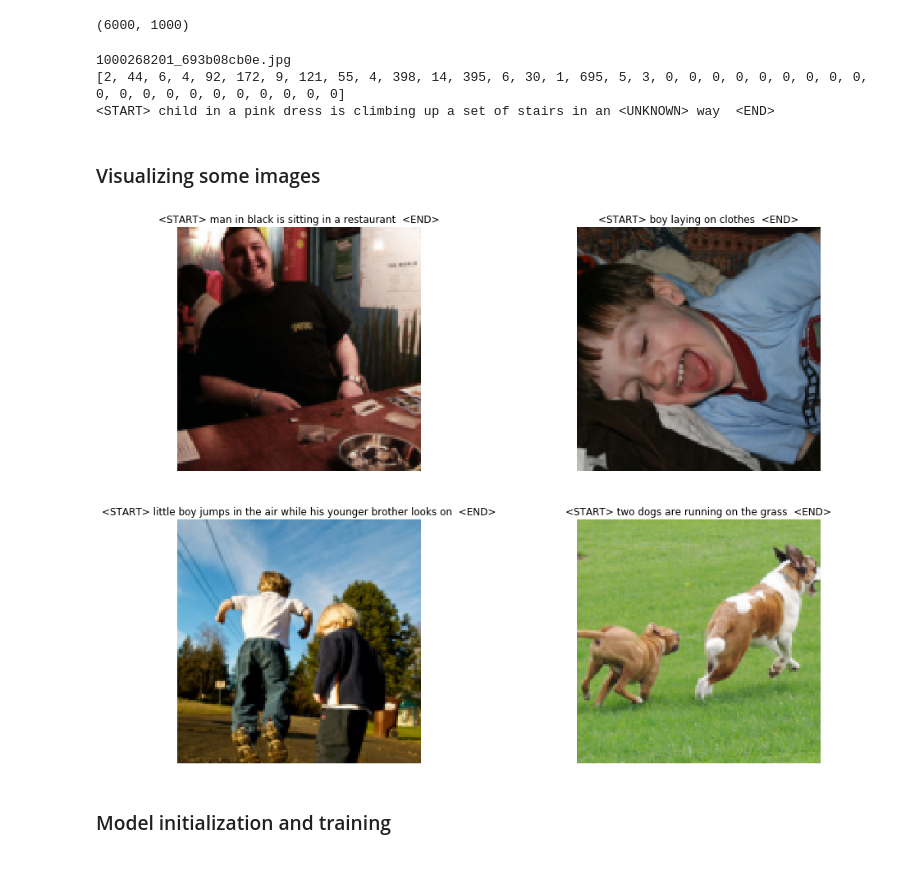
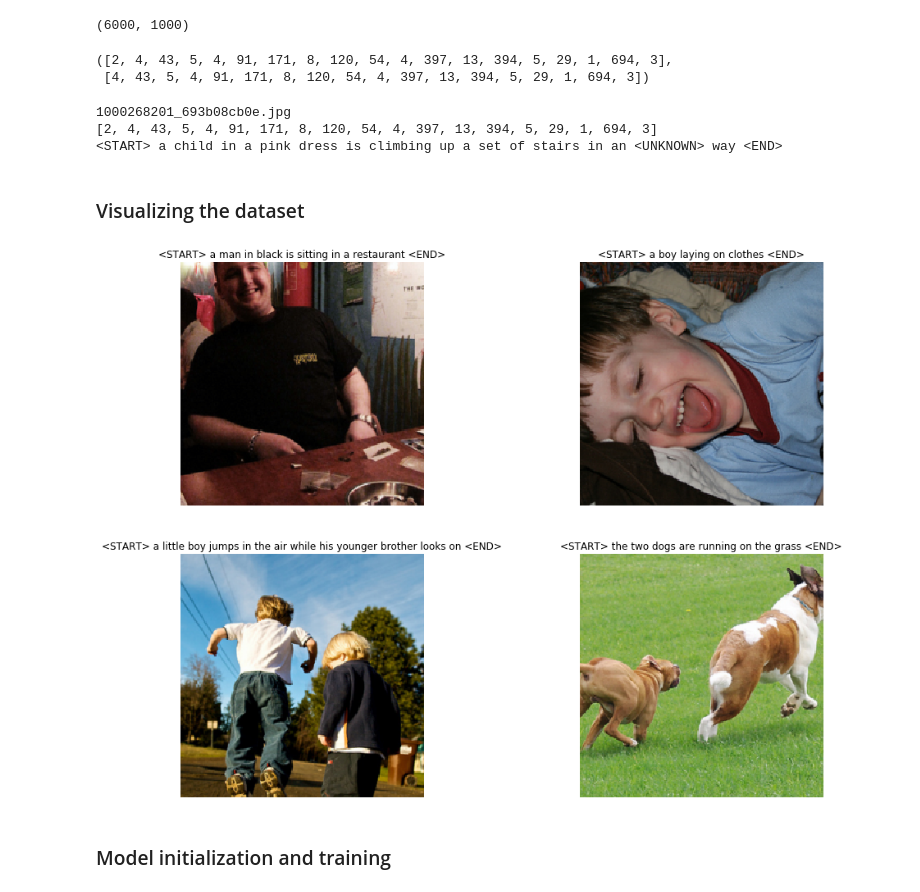
Before and after one commit to tobiasvanderwerff/image-captioning, a Jupyter notebook: image-captioning.ipynb, the cells around one changed output. Cells and saved outputs as stored; diff of their text form; code cells hidden in the pictures.

```diff
--- a/image-captioning.ipynb
+++ b/image-captioning.ipynb
@@ -90,19 +93,22 @@ class FlickrDataset(Dataset):
     start_token = '<START>'
     end_token = '<END>'
 
-    def __init__(self, img_dir, img_captions_enc, known_words, ann_file, img_ids, trnsf=None):
+    def __init__(self, img_dir, img_captions_enc, known_words, ann_file, img_ids, split, trnsf=None):
         self.img_dir = Path(img_dir)
         self.known_words = known_words
         self.ann_file = Path(ann_file)
         self.trnsf = trnsf
+        self.split = split
         self.annotations = {}
         self.targets = {}
+
+        assert self.split in ['train', 'eval', 'test']
 
         #img_captions_enc, self.known_words, _ = preprocess_tokens(ann_file)
 
         end_idx = list(self.known_words.keys()).index(self.end_token)
         # the targets are the captions shifted one place to the right.
-        target_lst = [[c[i] for i in range(1, len(c)) if c[i] != self.ns_token]
+        target_lst = [[c[i] for i in range(1, len(c)) if c[i-1] != self.ns_token]
                       for c in list(zip(*img_captions_enc))[1]]
 
         # iterate through the annotation file and create (image, caption) pairs
@@ -121,12 +127,11 @@ class FlickrDataset(Dataset):
     def __getitem__(self, idx):
         img_id = self.img_ids[idx]
         annotation = self.annotations[img_id]
-        annotation_len = len(annotation)  # TODO: caption lengths are for padded captions, so incorrect
         im = Image.open(self.img_dir/img_id)
         if self.trnsf is not None:
             im = self.trnsf(im)
         target = self.targets[img_id]
-        return im, np.array(annotation), annotation_len, np.array(target)
+        return im, annotation, target, self.split
 
     def decode_caption(self, caption):
         res = ''
@@ -153,8 +158,12 @@ class FlickrDataset(Dataset):
 # Calculate mean and standard deviation over all channels for normalization
 # mean = torch.cat([ex[0].view(3, -1) for ex in data], 1).mean(1)
 # std = torch.cat([ex[0].view(3, -1) for ex in data], 1).std(1)
-mean = np.array([0.4629, 0.4468, 0.4050])
-std = np.array([0.2661, 0.2587, 0.2727])
+# mean = np.array([0.4629, 0.4468, 0.4050])
+# std = np.array([0.2661, 0.2587, 0.2727])
+
+# normalization data for pretrained PyTorch model
+mean = np.array([0.485, 0.456, 0.406])
+std = np.array([0.229, 0.224, 0.225])
 # %%
 from torchvision import transforms
 
@@ -164,18 +173,14 @@ from torchvision import transforms
 # size (e.g. 128x128) to speed up training.
 trnsf = {
     'train': transforms.Compose([
-        transforms.Resize(128),
-#         transforms.Resize(256),
-        transforms.CenterCrop(128),
-#         transforms.CenterCrop(224),
+        transforms.Resize(256),
+        transforms.CenterCrop(224),
         transforms.ToTensor(),
         transforms.Normalize(mean, std)
     ]),
     'eval': transforms.Compose([
-        transforms.Resize(128),
-#         transforms.Resize(256),
-        transforms.CenterCrop(128),
-#         transforms.CenterCrop(224),
+        transforms.Resize(256),
+        transforms.CenterCrop(224),
         transforms.ToTensor(),
         transforms.Normalize(mean, std),
     ])
@@ -204,12 +209,17 @@ vocab_size
 # %%
 # We use the predefined train/eval splits of Flickr8k
 ds_train = FlickrDataset(img_dir, img_captions_enc, known_words, ann_file,
-                         path/'Flickr_8k.trainImages.txt', trnsf=trnsf['train'])
+                         path/'Flickr_8k.trainImages.txt', 'train', trnsf=trnsf['train'])
 ds_eval = FlickrDataset(img_dir, img_captions_enc, known_words, ann_file,
-                        path/'Flickr_8k.devImages.txt', trnsf=trnsf['eval'])
+                        path/'Flickr_8k.devImages.txt', 'eval', trnsf=trnsf['eval'])
 len(ds_train), len(ds_eval)
 # %% [output]
 (6000, 1000)
+# %%
+ds_train[0][1], ds_train[0][2]
+# %% [output]
+([2, 4, 43, 5, 4, 91, 171, 8, 120, 54, 4, 397, 13, 394, 5, 29, 1, 694, 3],
+ [4, 43, 5, 4, 91, 171, 8, 120, 54, 4, 397, 13, 394, 5, 29, 1, 694, 3])
 # %%
 # show an example from the dataset
 img = '1000268201_693b08cb0e.jpg'
@@ -219,10 +229,10 @@ print(caption)
 print(ds_train.decode_caption(caption))
 # %% [output]
 1000268201_693b08cb0e.jpg
-[2, 44, 6, 4, 92, 172, 9, 121, 55, 4, 398, 14, 395, 6, 30, 1, 695, 5, 3, 0, 0, 0, 0, 0, 0, 0, 0, 0, 0, 0, 0, 0, 0, 0, 0, 0, 0, 0, 0]
-<START> child in a pink dress is climbing up a set of stairs in an <UNKNOWN> way  <END>
+[2, 4, 43, 5, 4, 91, 171, 8, 120, 54, 4, 397, 13, 394, 5, 29, 1, 694, 3]
+<START> a child in a pink dress is climbing up a set of stairs in an <UNKNOWN> way <END>
 # %% [markdown]
-### Visualizing some images
+### Visualizing the dataset
 # %%
 def imshow(im):
     imnp = im.numpy()
@@ -233,16 +243,16 @@ def imshow(im):
 # %%
 # Plot some examples from the training set
 from matplotlib import pyplot as plt
 
 nrows = 2
 ncols = 2
 plt.figure(figsize=(16, 12))
 for i in range(nrows * ncols):
     idx = random.randint(0, len(ds_train)-1)
-    im, caption, _, _ = ds_train[idx]
+    im, caption, *_ = ds_train[idx]
     plt.subplot(nrows, ncols, i+1)
     plt.title(ds_train.decode_caption(caption))
     imshow(im)
     plt.axis('off')
 # %% [output]
-[figure, old version]
+[figure, new version]
```
Also changed, not shown: parts of 20 cells of this notebook, 3 other files.
